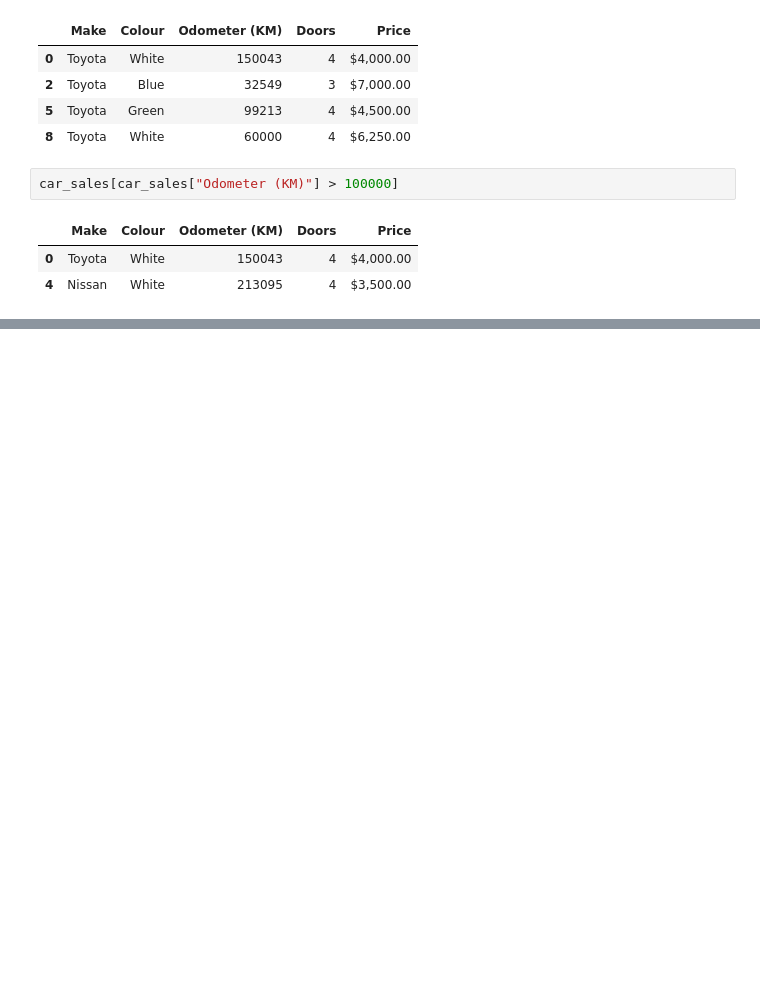
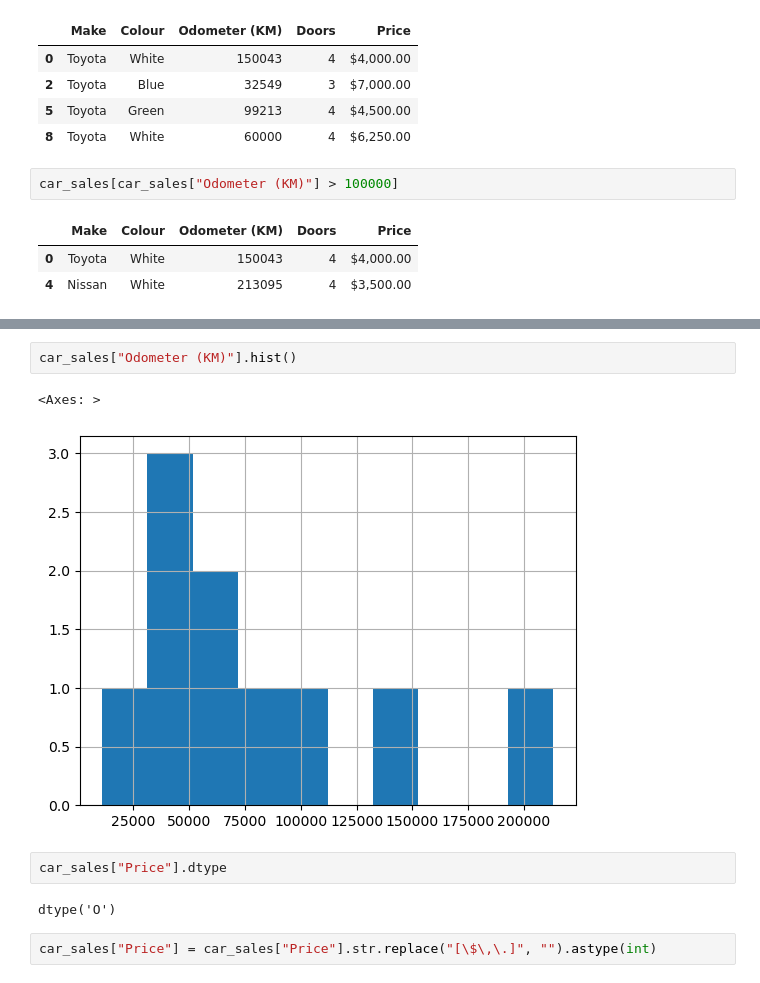
Before and after one commit to mahdirani/finance, a Jupyter notebook: ML/intro to pandas.ipynb, the cells around one changed output, grey strips where cells are left out. Drawn from its saved outputs; the diff is of its cells as text; blank space fills up the shorter version.

```diff
--- a/ML/intro to pandas.ipynb
+++ b/ML/intro to pandas.ipynb
@@ -265,0 +305,11 @@ car_sales
+# %%
+car_sales["Odometer (KM)"].hist()
+# %% [output]
+<Axes: >
+[figure, added]
+# %%
+car_sales["Price"].dtype
+# %% [output]
+dtype('O')
+# %%
+car_sales["Price"] = car_sales["Price"].str.replace("[\$\,\.]", "").astype(int)
```
Also changed, not shown: parts of 33 cells of this notebook, 31 other files.
